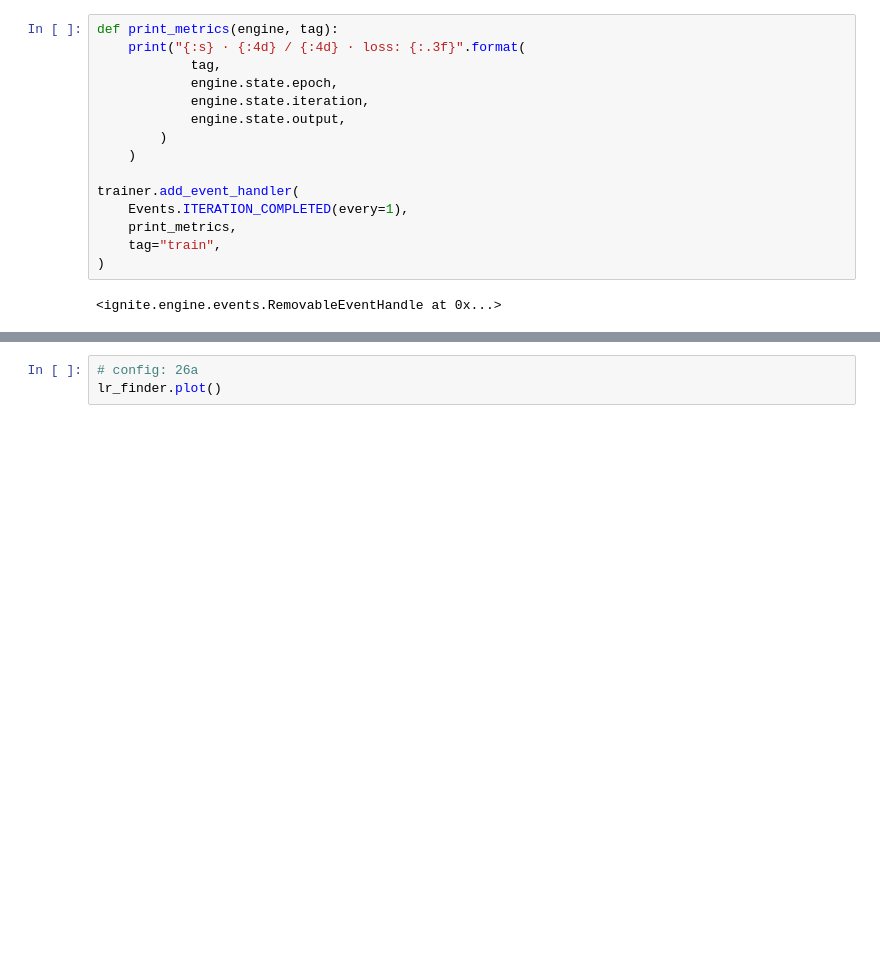
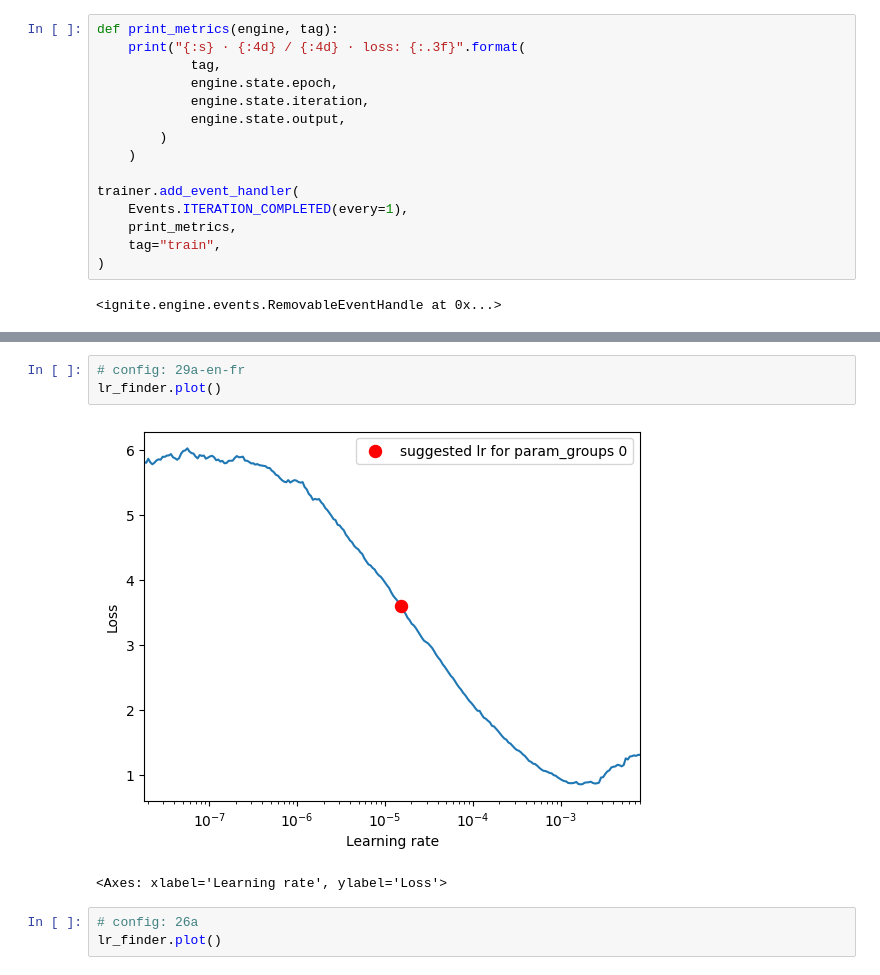
Before and after one commit to danoneata/me-vgs, a Jupyter notebook: find-lr.ipynb, the cells around one changed output, grey strips where cells are left out. Saved outputs shown, nothing was run; the diff lists cells and outputs as text; blank space fills up the shorter version.

```diff
--- a/find-lr.ipynb
+++ b/find-lr.ipynb
@@ -111,3 +111,9 @@ train ·    1 /  257 · loss: 1.496
+# %%
+# config: 29a-en-fr
+lr_finder.plot()
+# %% [output]
+[figure, added]
+<Axes: xlabel='Learning rate', ylabel='Loss'>
 # %%
 # config: 26a
 lr_finder.plot()
```
Also changed, not shown: parts of 5 cells of this notebook, 7 other files.
